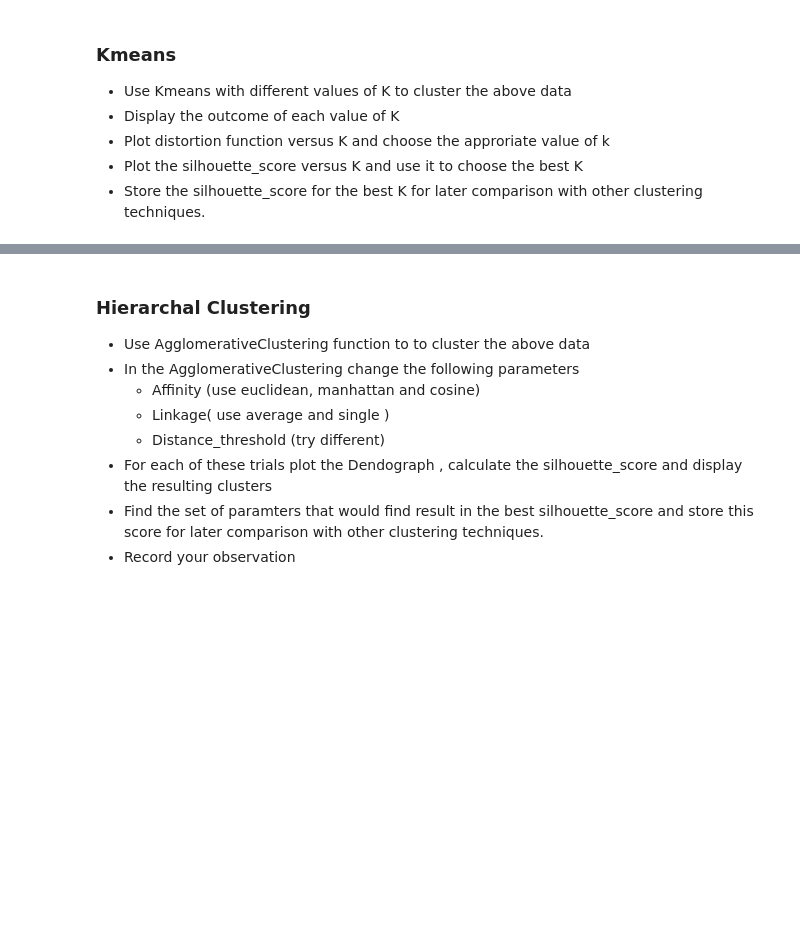
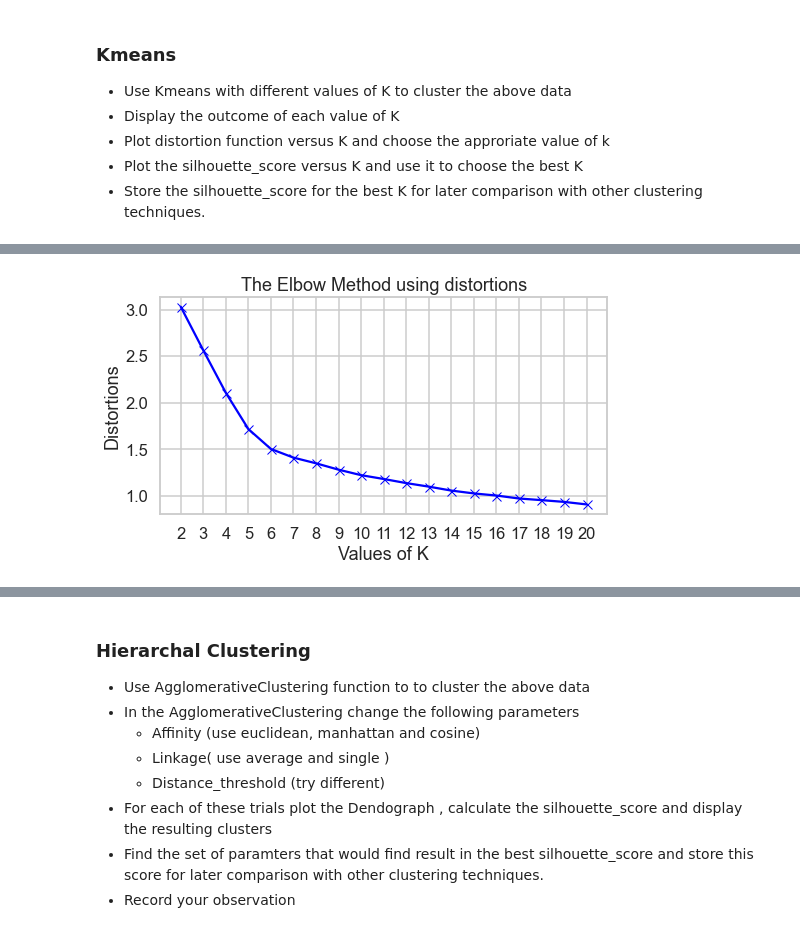
Before and after one commit to karim-momen/GUC-ML, a Jupyter notebook: Clustering Project.ipynb, the cells around one changed output, grey strips where cells are left out. Drawn from its saved outputs; the diff is of its cells as text; code cells hidden in the pictures; blank space fills up the shorter version.

```diff
--- a/Clustering Project.ipynb
+++ b/Clustering Project.ipynb
@@ -78,9 +100,12 @@ display_cluster(Multi_blob_Data)
 # %%
+# With 20 clusters
 distortions = []
 inertias = []
-for k in range(2,6,1):
+silhouettes = []
+for k in range(2,21,1):
     kmeans = KMeans(n_clusters=k).fit(Multi_blob_Data)
-    display_cluster(Multi_blob_Data, km= kmeans , num_clusters=k)
-    distortions.append(sum(np.min(cdist(Multi_blob_Data, kmeans.cluster_centers_,
-                                        'euclidean'), axis=1)) / Multi_blob_Data.shape[0])
+
+    distortions.append(sum(np.min(cdist(Multi_blob_Data, kmeans.cluster_centers_,'euclidean'), axis=1)) / Multi_blob_Data.shape[0])
     inertias.append(kmeans.inertia_)
+
+    silhouettes.append(silhouette_score(Multi_blob_Data, kmeans.labels_, metric='euclidean'))
@@ -91,0 +112,10 @@ for k in range(2,6,1):
+# %%
+plt.figure(figsize=(8,4))
+plt.plot(range(2,21,1), distortions, 'bx-')
+plt.xticks(range(2,21,1))
+plt.xlabel('Values of K')
+plt.ylabel('Distortions')
+plt.title('The Elbow Method using distortions')
+plt.show()
+# %% [output]
+[figure, added]
```
Also changed, not shown: parts of 13 cells of this notebook.
